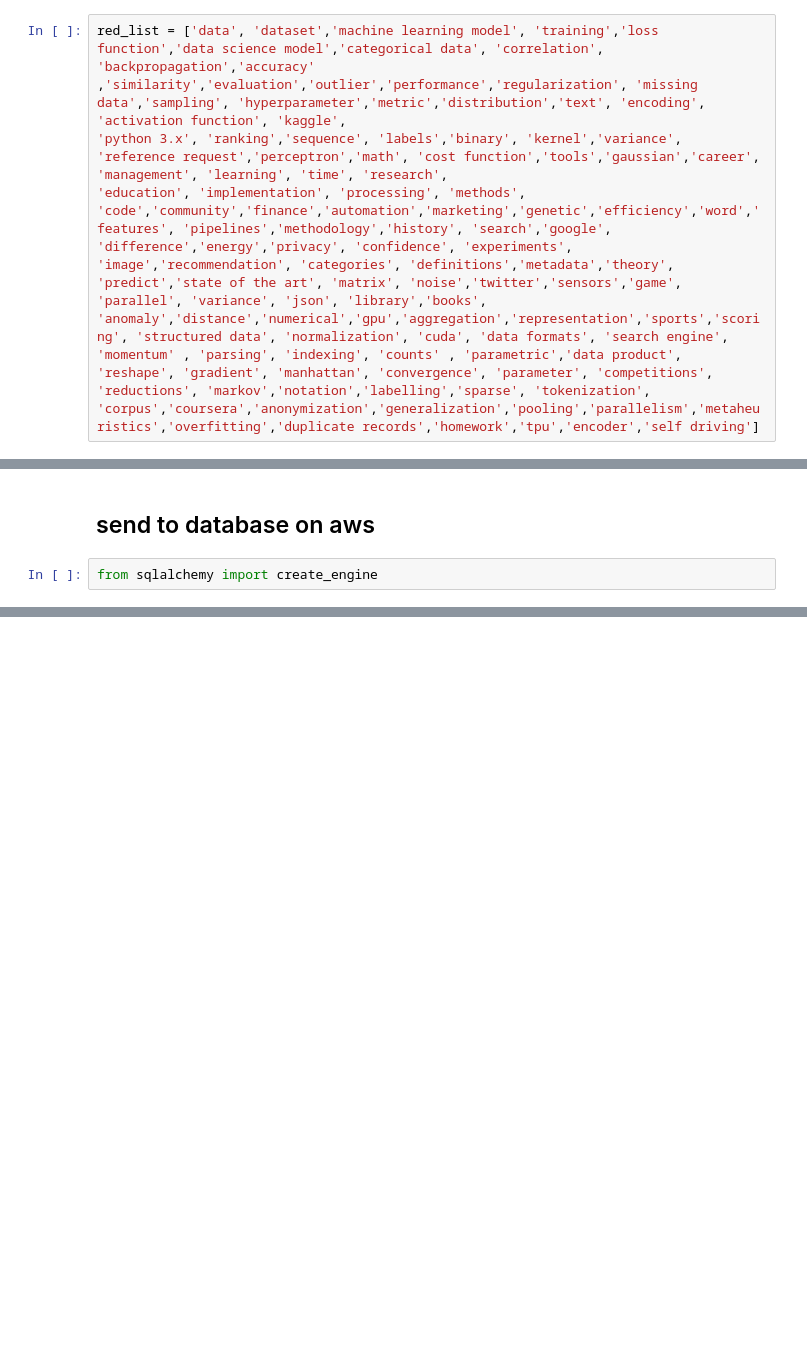
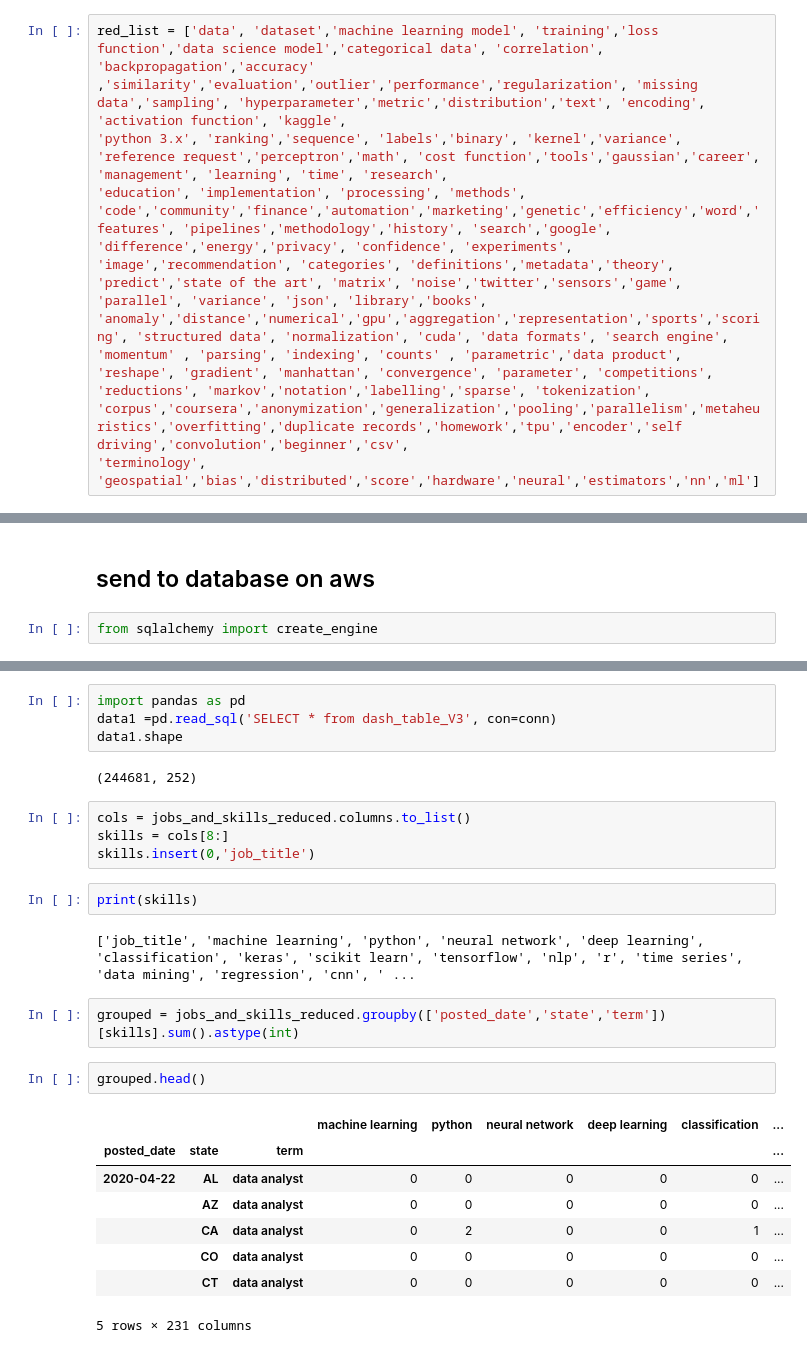
Before and after one commit to Heidarysafa/data-science-jobs-app, a Jupyter notebook: AWS_data_manipulation_final.ipynb, the cells around one changed output, grey strips where cells are left out. Cells and saved outputs as stored; diff of their text form; blank space fills up the shorter version.

```diff
--- a/AWS_data_manipulation_final.ipynb
+++ b/AWS_data_manipulation_final.ipynb
@@ -334,7 +334,8 @@ red_list = ['data', 'dataset','machine learning model', 'training','loss functio
 'difference','energy','privacy', 'confidence', 'experiments', 'image','recommendation', 'categories', 'definitions','metadata','theory', 'predict','state of the art', 'matrix', 'noise','twitter','sensors','game',
 'parallel', 'variance', 'json', 'library','books', 'anomaly','distance','numerical','gpu','aggregation','representation','sports','scoring', 'structured data', 'normalization', 'cuda', 'data formats', 'search engine',
 'momentum' , 'parsing', 'indexing', 'counts' , 'parametric','data product', 'reshape', 'gradient', 'manhattan', 'convergence', 'parameter', 'competitions', 'reductions', 'markov','notation','labelling','sparse', 'tokenization',
-'corpus','coursera','anonymization','generalization','pooling','parallelism','metaheuristics','overfitting','duplicate records','homework','tpu','encoder','self driving']
+'corpus','coursera','anonymization','generalization','pooling','parallelism','metaheuristics','overfitting','duplicate records','homework','tpu','encoder','self driving','convolution','beginner','csv',
+'terminology', 'geospatial','bias','distributed','score','hardware','neural','estimators','nn','ml']
 # %%
 reduced_list = tail+red_list
 # %%
@@ -355,0 +357,27 @@ j2_and_skills.to_sql(con=engine, name='dash_table_V2', if_exists='fail')
+# %%
+import pandas as pd
+data1 =pd.read_sql('SELECT * from dash_table_V3', con=conn)
+data1.shape
+# %% [output]
+(244681, 252)
+# %%
+cols = jobs_and_skills_reduced.columns.to_list()
+skills = cols[8:]
+skills.insert(0,'job_title')
+# %%
+print(skills)
+# %% [output]
+['job_title', 'machine learning', 'python', 'neural network', 'deep learning', 'classification', 'keras', 'scikit learn', 'tensorflow', 'nlp', 'r', 'time series', 'data mining', 'regression', 'cnn', ' ...
+# %%
+grouped = jobs_and_skills_reduced.groupby(['posted_date','state','term'])[skills].sum().astype(int)
+# %%
+grouped.head()
+# %% [output]
+|  |  |  | machine learning | python | neural network | deep learning | classification | ... |
+| posted_date | state | term |  |  |  |  |  | ... |
+| 2020-04-22 | AL | data analyst | 0 | 0 | 0 | 0 | 0 | ... |
+|  | AZ | data analyst | 0 | 0 | 0 | 0 | 0 | ... |
+|  | CA | data analyst | 0 | 2 | 0 | 0 | 1 | ... |
+|  | CO | data analyst | 0 | 0 | 0 | 0 | 0 | ... |
+|  | CT | data analyst | 0 | 0 | 0 | 0 | 0 | ... |
+5 rows × 231 columns
```
Also changed, not shown: parts of 12 cells of this notebook.
